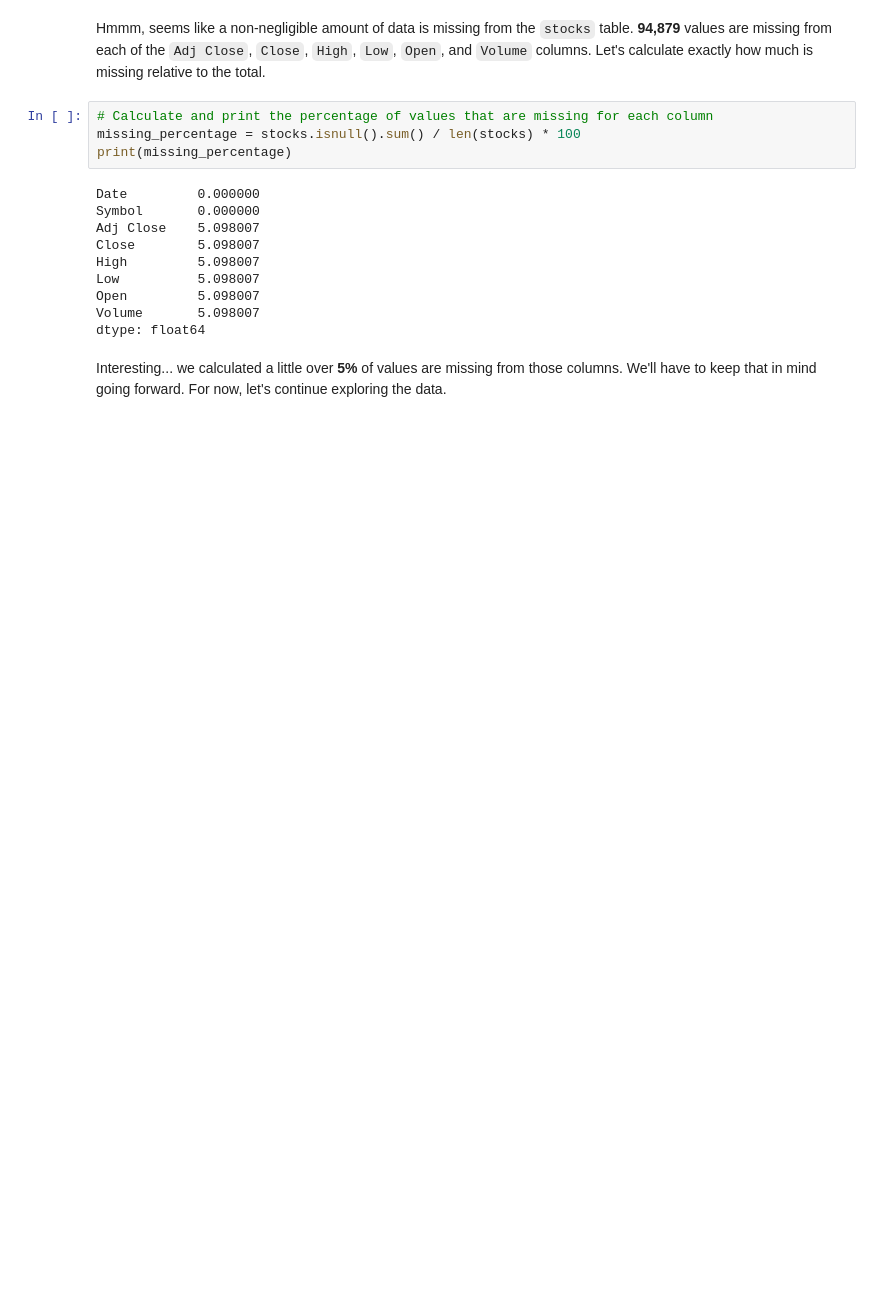
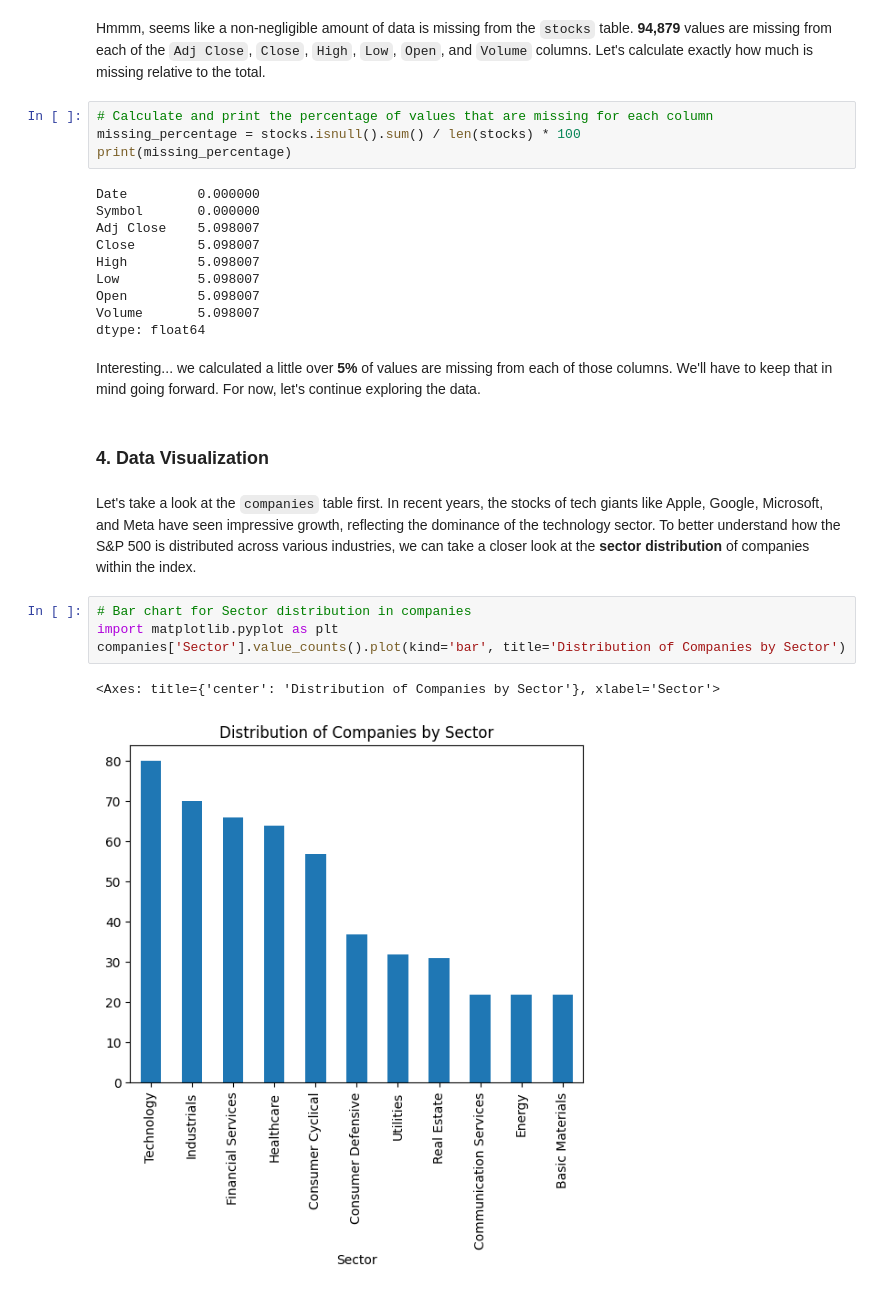
Before and after one commit to iluvcoding123/sp500_analysis, a Jupyter notebook: sp500_analysis.ipynb, the cells around one changed output. Drawn from its saved outputs; the diff is of its cells as text; blank space fills up the shorter version.

Commit message:
Started Data Visualization section

```diff
--- a/sp500_analysis.ipynb
+++ b/sp500_analysis.ipynb
@@ -151,4 +150,15 @@ Open         5.098007
 Volume       5.098007
 dtype: float64
 # %% [markdown]
-Interesting... we calculated a little over **5%** of values are missing from those columns. We'll have to keep that in mind going forward. For now, let's continue exploring the data.
+Interesting... we calculated a little over **5%** of values are missing from each of those columns. We'll have to keep that in mind going forward. For now, let's continue exploring the data.
+# %% [markdown]
+### 4. Data Visualization
+# %% [markdown]
+Let's take a look at the `companies` table first. In recent years, the stocks of tech giants like Apple, Google, Microsoft, and Meta have seen impressive growth, reflecting the dominance of the technology sector. To better understand how the S&P 500 is distributed across various industries, we can take a closer look at the **sector distribution** of companies within the index.
+# %%
+# Bar chart for Sector distribution in companies
+import matplotlib.pyplot as plt
+companies['Sector'].value_counts().plot(kind='bar', title='Distribution of Companies by Sector')
+# %% [output]
+<Axes: title={'center': 'Distribution of Companies by Sector'}, xlabel='Sector'>
+[figure, added]
```
Also changed, not shown: parts of 4 cells of this notebook.
